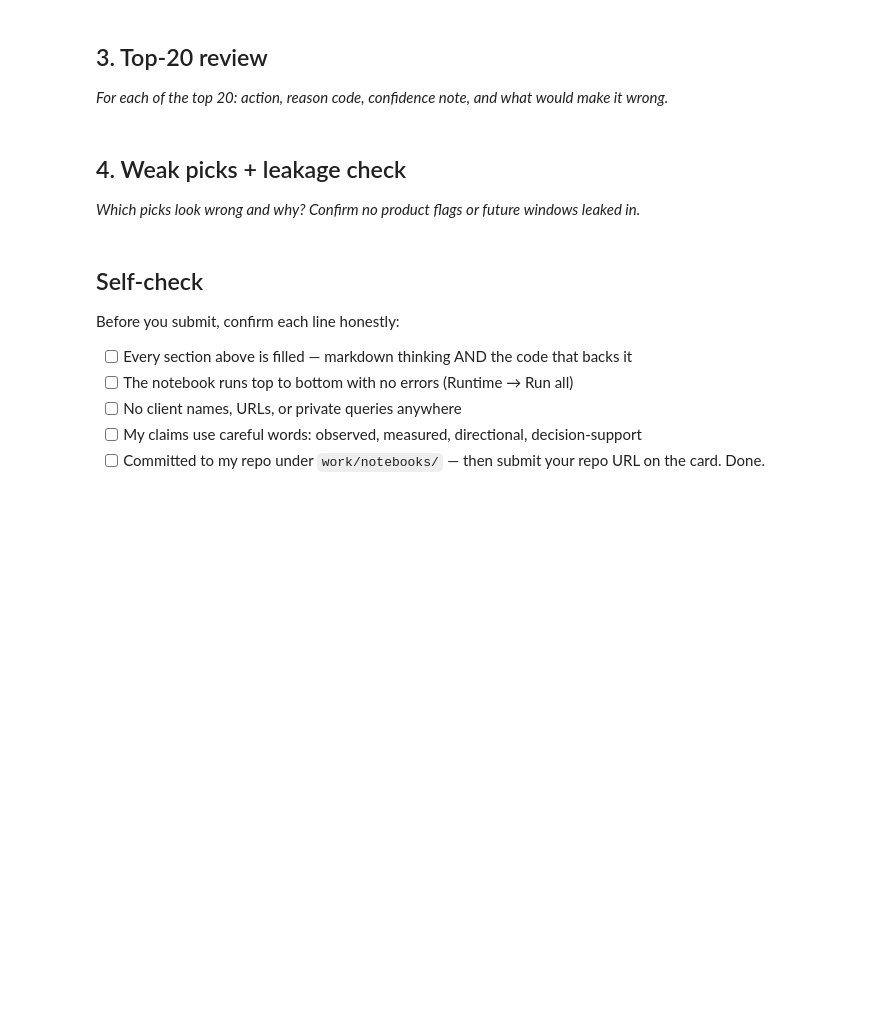
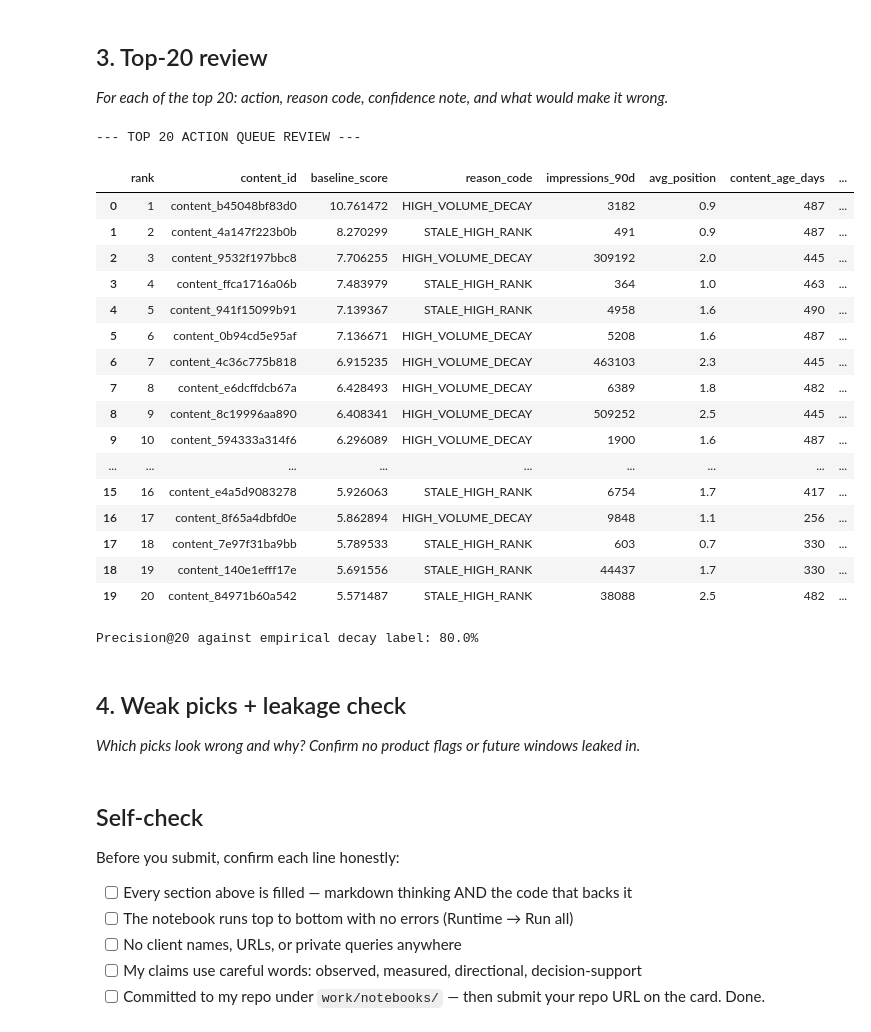
Before and after one commit to Tal3at-M/flyrank-ml-internship, a Jupyter notebook: work/notebooks/w04_baseline_score.ipynb, the cells around one changed output. Cells and saved outputs as stored; diff of their text form; code cells hidden in the pictures; blank space fills up the shorter version.

```diff
--- a/work/notebooks/w04_baseline_score.ipynb
+++ b/work/notebooks/w04_baseline_score.ipynb
@@ -30,3 +78,35 @@ This skeleton is yours to fill. Work the sections **in order** — each one has
+# %%
+top_20 = ranked_df.head(20)[["rank", "content_id", "baseline_score", "reason_code", "impressions_90d", "avg_position", "content_age_days", "trend_direction"]]
+print("--- TOP 20 ACTION QUEUE REVIEW ---")
+display(top_20)
+
+down_pct = (top_20["trend_direction"] == "down").mean() * 100
+print(f"\nPrecision@20 against empirical decay label: {down_pct:.1f}%")
+
+#Top-20 Evaluation Notes:
+#- Action: Editorial sprints should assign immediate content audits and updates to the top 20 flagged URLs.
+#- Confidence Note: The top ranked pages consistently exhibit large impression pools and top-20 search rankings where small ranking slippages result in severe aggregate traffic losses.
+#- What would make it wrong: If the page addresses a strictly seasonal query (temporary drop) or if impressions declined due to sitewide technical migrations rather than content freshness.
+# %% [output]
+--- TOP 20 ACTION QUEUE REVIEW ---
+|  | rank | content_id | baseline_score | reason_code | impressions_90d | avg_position | content_age_days | ... |
+| 0 | 1 | content_b45048bf83d0 | 10.761472 | HIGH_VOLUME_DECAY | 3182 | 0.9 | 487 | ... |
+| 1 | 2 | content_4a147f223b0b | 8.270299 | STALE_HIGH_RANK | 491 | 0.9 | 487 | ... |
+| 2 | 3 | content_9532f197bbc8 | 7.706255 | HIGH_VOLUME_DECAY | 309192 | 2.0 | 445 | ... |
+| 3 | 4 | content_ffca1716a06b | 7.483979 | STALE_HIGH_RANK | 364 | 1.0 | 463 | ... |
+| 4 | 5 | content_941f15099b91 | 7.139367 | STALE_HIGH_RANK | 4958 | 1.6 | 490 | ... |
+| 5 | 6 | content_0b94cd5e95af | 7.136671 | HIGH_VOLUME_DECAY | 5208 | 1.6 | 487 | ... |
+| 6 | 7 | content_4c36c775b818 | 6.915235 | HIGH_VOLUME_DECAY | 463103 | 2.3 | 445 | ... |
+| 7 | 8 | content_e6dcffdcb67a | 6.428493 | HIGH_VOLUME_DECAY | 6389 | 1.8 | 482 | ... |
+| 8 | 9 | content_8c19996aa890 | 6.408341 | HIGH_VOLUME_DECAY | 509252 | 2.5 | 445 | ... |
+| 9 | 10 | content_594333a314f6 | 6.296089 | HIGH_VOLUME_DECAY | 1900 | 1.6 | 487 | ... |
+| ... | ... | ... | ... | ... | ... | ... | ... | ... |
+| 15 | 16 | content_e4a5d9083278 | 5.926063 | STALE_HIGH_RANK | 6754 | 1.7 | 417 | ... |
+| 16 | 17 | content_8f65a4dbfd0e | 5.862894 | HIGH_VOLUME_DECAY | 9848 | 1.1 | 256 | ... |
+| 17 | 18 | content_7e97f31ba9bb | 5.789533 | STALE_HIGH_RANK | 603 | 0.7 | 330 | ... |
+| 18 | 19 | content_140e1efff17e | 5.691556 | STALE_HIGH_RANK | 44437 | 1.7 | 330 | ... |
+| 19 | 20 | content_84971b60a542 | 5.571487 | STALE_HIGH_RANK | 38088 | 2.5 | 482 | ... |
+Precision@20 against empirical decay label: 80.0%
 # %% [markdown]
 ## 4. Weak picks + leakage check
 
```
Also changed, not shown: parts of 7 cells of this notebook.
